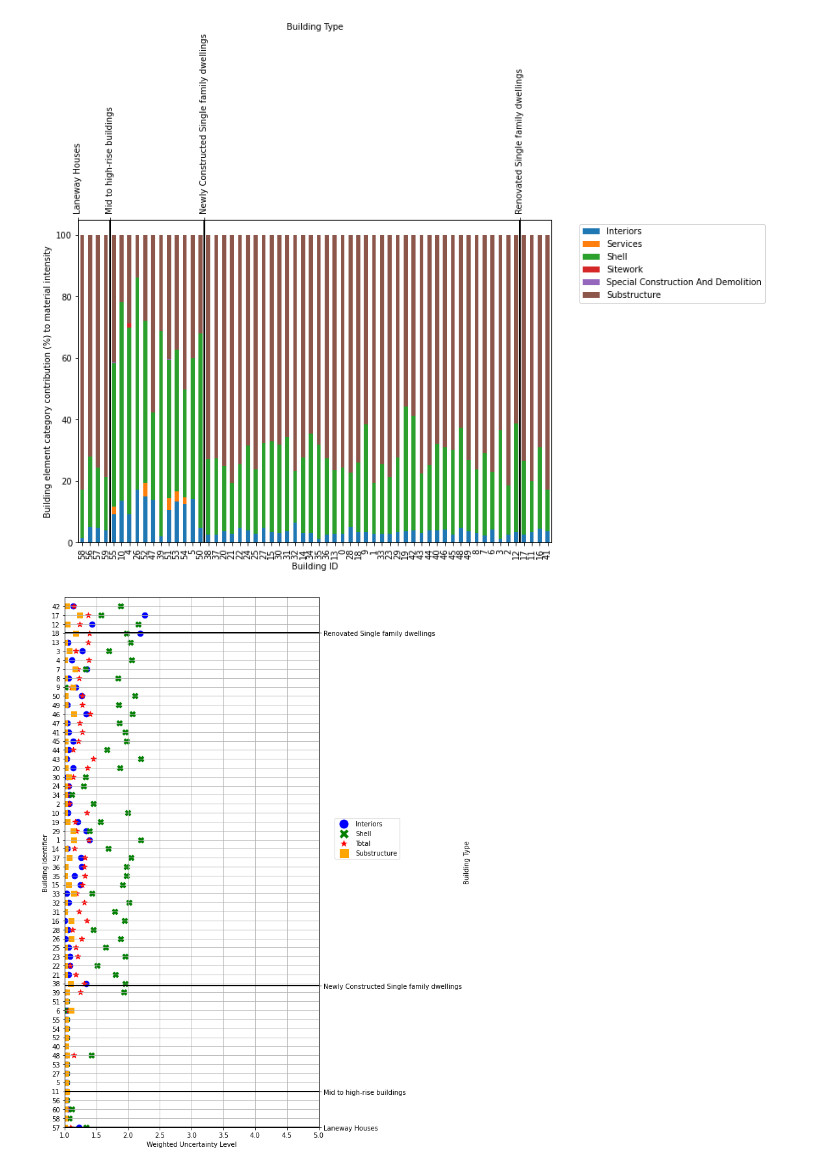
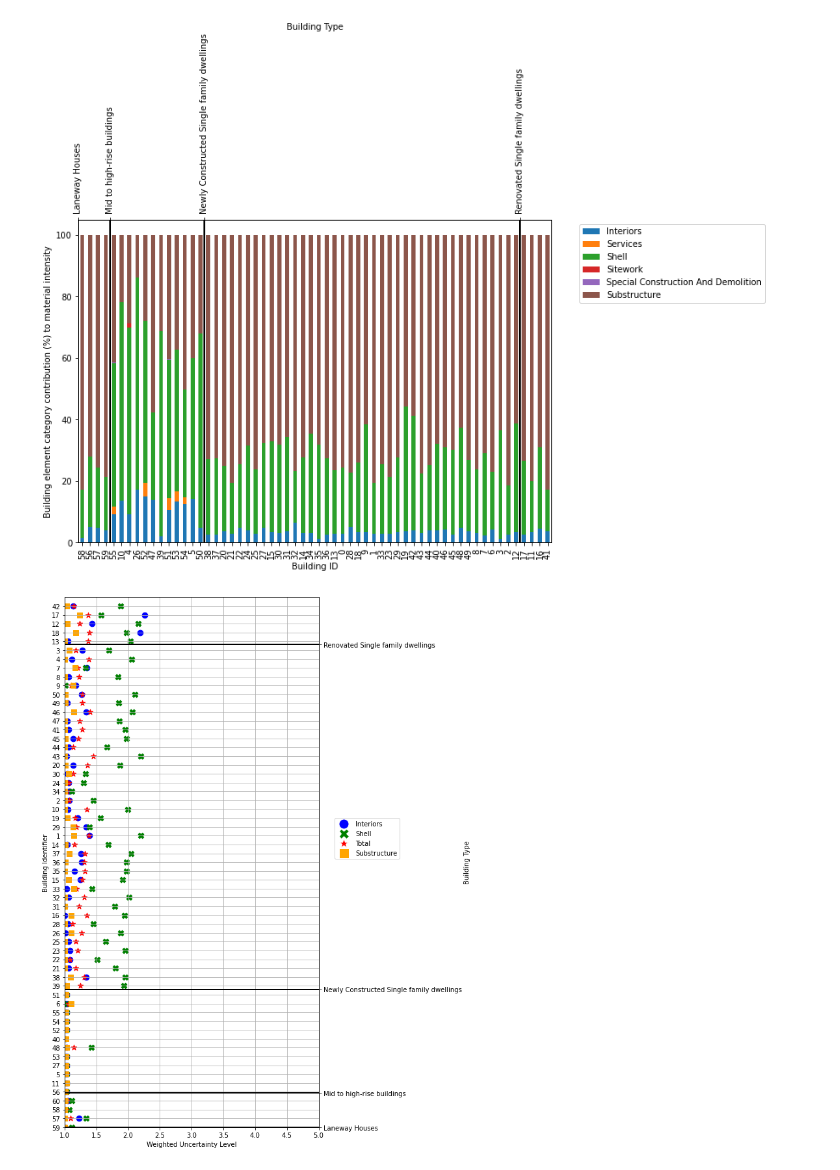
Before and after one commit to alexwolson/A-Construction-Classification-System-Database-for-Understanding-Resource-Use-in-Buildings, a Jupyter notebook: Sample Code/Sample.ipynb, the cells around one changed output. Drawn from its saved outputs; the diff is of its cells as text; code cells hidden in the pictures.

```diff
--- a/Sample Code/Sample.ipynb
+++ b/Sample Code/Sample.ipynb
@@ -602,29 +602,29 @@ toplot_out = toplot_out.sort_values('Building Type')
 # %%
 from matplotlib.lines import Line2D
 fig, ax = plt.subplots(figsize=(7,15))
 ax.set_xlim(1,5)
-ax.set_ylim(1,len(toplot_out))
+ax.set_ylim(0,len(toplot_out))
 # ax.set_yticks(toplot_out['index'])
 handles = []
 for v,m,c in [('Interiors','o','blue'),('Shell','X','green'),('Total','*','red'),('Substructure','s','orange')]:
     ax.scatter(x=toplot_out[v].values,y=toplot_out['index'].values, marker=m, color=c, s=75)
     handles.append(
         Line2D([0], [0], marker=m, color='w', label=v,
                               markerfacecolor=c, markersize=15)
     )
 plt.legend(handles=handles,bbox_to_anchor=(1.05, 0.5), loc='lower left')
 plt.ylabel('Building Identifier')
 plt.xlabel('Weighted Uncertainty Level')
 plt.grid()
 ax2 = ax.twinx()
 ax2.set_ylim(0, len(toplot_out))
-ax2.set_yticks([k for k,v in enumerate(toplot_out['Building Type'].values) if v != toplot_out['Building Type'].values[k-1] or k==0])
+ax2.set_yticks([k-1.5 for k,v in enumerate(toplot_out['Building Type'].values) if v != toplot_out['Building Type'].values[k-1] or k==0])
 # for tick in ax2.get_yticklabels():
 #     tick.set_rotation(90)
 ax2.set_yticklabels([v for k,v in enumerate(toplot_out['Building Type'].values) if v != toplot_out['Building Type'].values[k-1] or k==0])
 ax2.set_ylabel("Building Type")
 
 
 plt.grid(color='black',linewidth=2)
 # %% [output]
-[figure, old version]
+[figure, new version]
```
Also changed, not shown: parts of 1 cell of this notebook, 4 other files.
